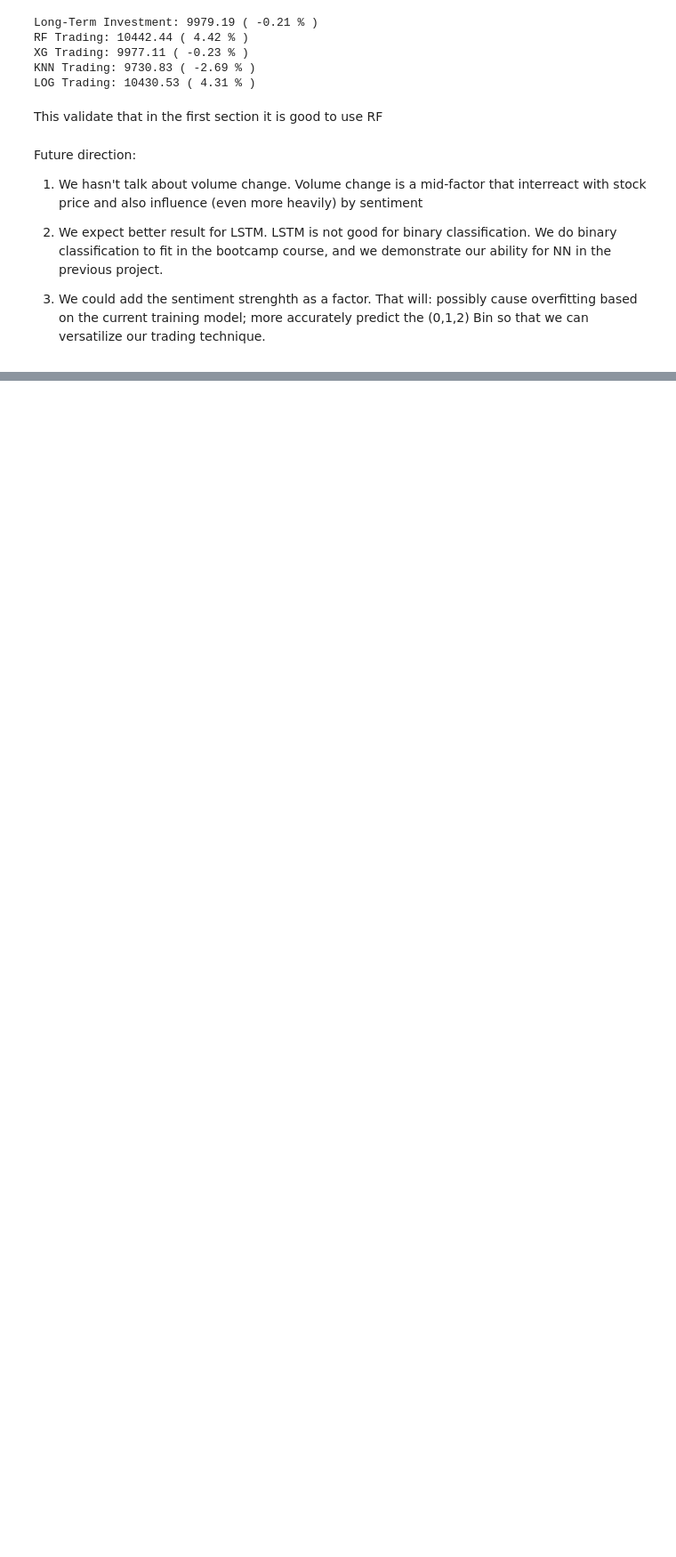
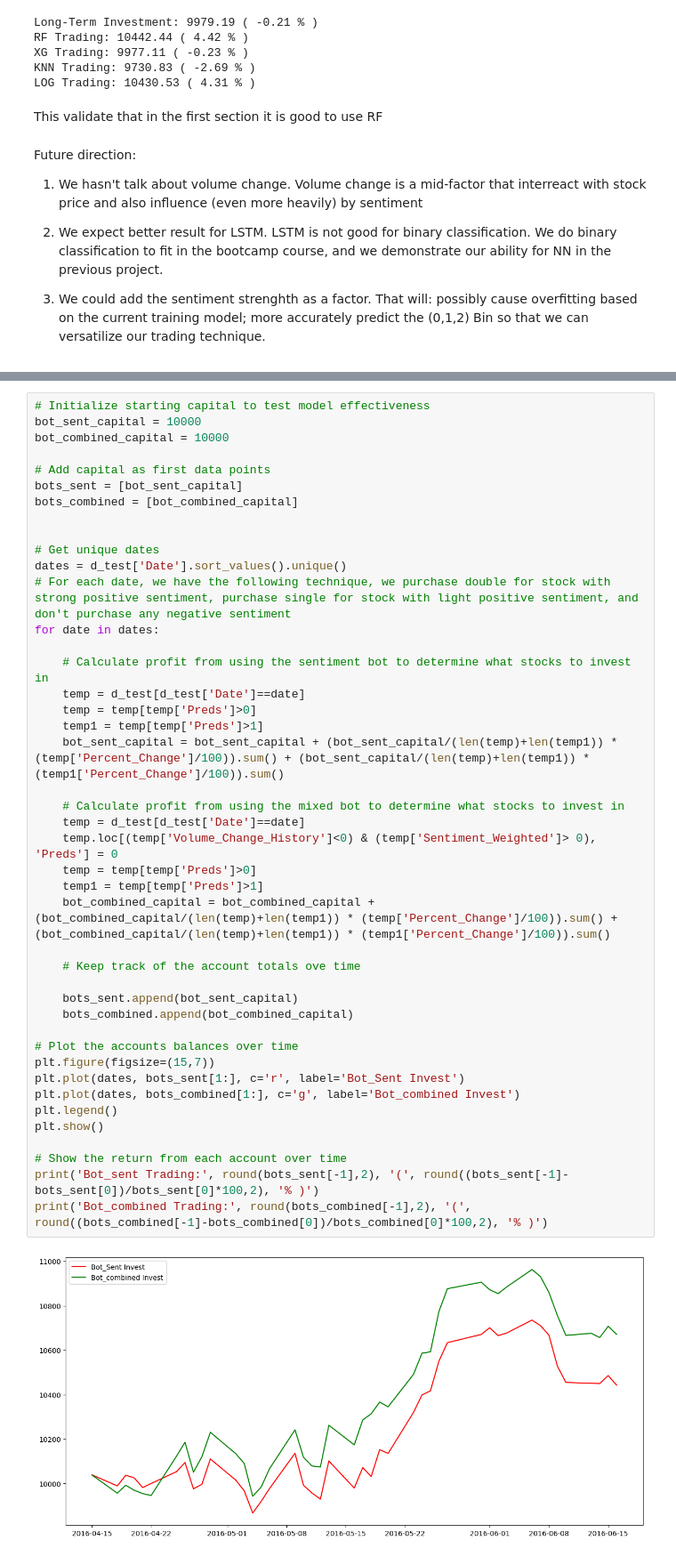
Before and after one commit to HiggsP10/Stock_pred, a Jupyter notebook: models.ipynb, the cells around one changed output, grey strips where cells are left out. Shown at 89% size. Cells and saved outputs as stored; diff of their text form; blank space fills up the shorter version.

Commit message:
Another technique

```diff
--- a/models.ipynb
+++ b/models.ipynb
@@ -614,0 +755,45 @@ Future direction:
+# %%
+# Initialize starting capital to test model effectiveness
+bot_sent_capital = 10000
+bot_combined_capital = 10000
+
+# Add capital as first data points
+bots_sent = [bot_sent_capital]
+bots_combined = [bot_combined_capital]
+
+
+# Get unique dates
+dates = d_test['Date'].sort_values().unique()
+# For each date, we have the following technique, we purchase double for stock with strong positive sentiment, purchase single for stock with light positive sentiment, and don't purchase any negative sentiment
+for date in dates:
+
+    # Calculate profit from using the sentiment bot to determine what stocks to invest in
+    temp = d_test[d_test['Date']==date]
+    temp = temp[temp['Preds']>0]
+    temp1 = temp[temp['Preds']>1]
+    bot_sent_capital = bot_sent_capital + (bot_sent_capital/(len(temp)+len(temp1)) * (temp['Percent_Change']/100)).sum() + (bot_sent_capital/(len(temp)+len(temp1)) * (temp1['Percent_Change']/100)).sum()
+
+    # Calculate profit from using the mixed bot to determine what stocks to invest in
+    temp = d_test[d_test['Date']==date]
+    temp.loc[(temp['Volume_Change_History']<0) & (temp['Sentiment_Weighted']> 0), 'Preds'] = 0
+    temp = temp[temp['Preds']>0]
+    temp1 = temp[temp['Preds']>1]
+    bot_combined_capital = bot_combined_capital + (bot_combined_capital/(len(temp)+len(temp1)) * (temp['Percent_Change']/100)).sum() + (bot_combined_capital/(len(temp)+len(temp1)) * (temp1['Percent_Change']/100)).sum()
+
+    # Keep track of the account totals ove time
+
+    bots_sent.append(bot_sent_capital)
+    bots_combined.append(bot_combined_capital)
+
+# Plot the accounts balances over time
+plt.figure(figsize=(15,7))
+plt.plot(dates, bots_sent[1:], c='r', label='Bot_Sent Invest')
+plt.plot(dates, bots_combined[1:], c='g', label='Bot_combined Invest')
+plt.legend()
+plt.show()
+
+# Show the return from each account over time
+print('Bot_sent Trading:', round(bots_sent[-1],2), '(', round((bots_sent[-1]-bots_sent[0])/bots_sent[0]*100,2), '% )')
+print('Bot_combined Trading:', round(bots_combined[-1],2), '(', round((bots_combined[-1]-bots_combined[0])/bots_combined[0]*100,2), '% )')
+# %% [output]
+[figure, added]
```
Also changed, not shown: parts of 8 cells of this notebook.
